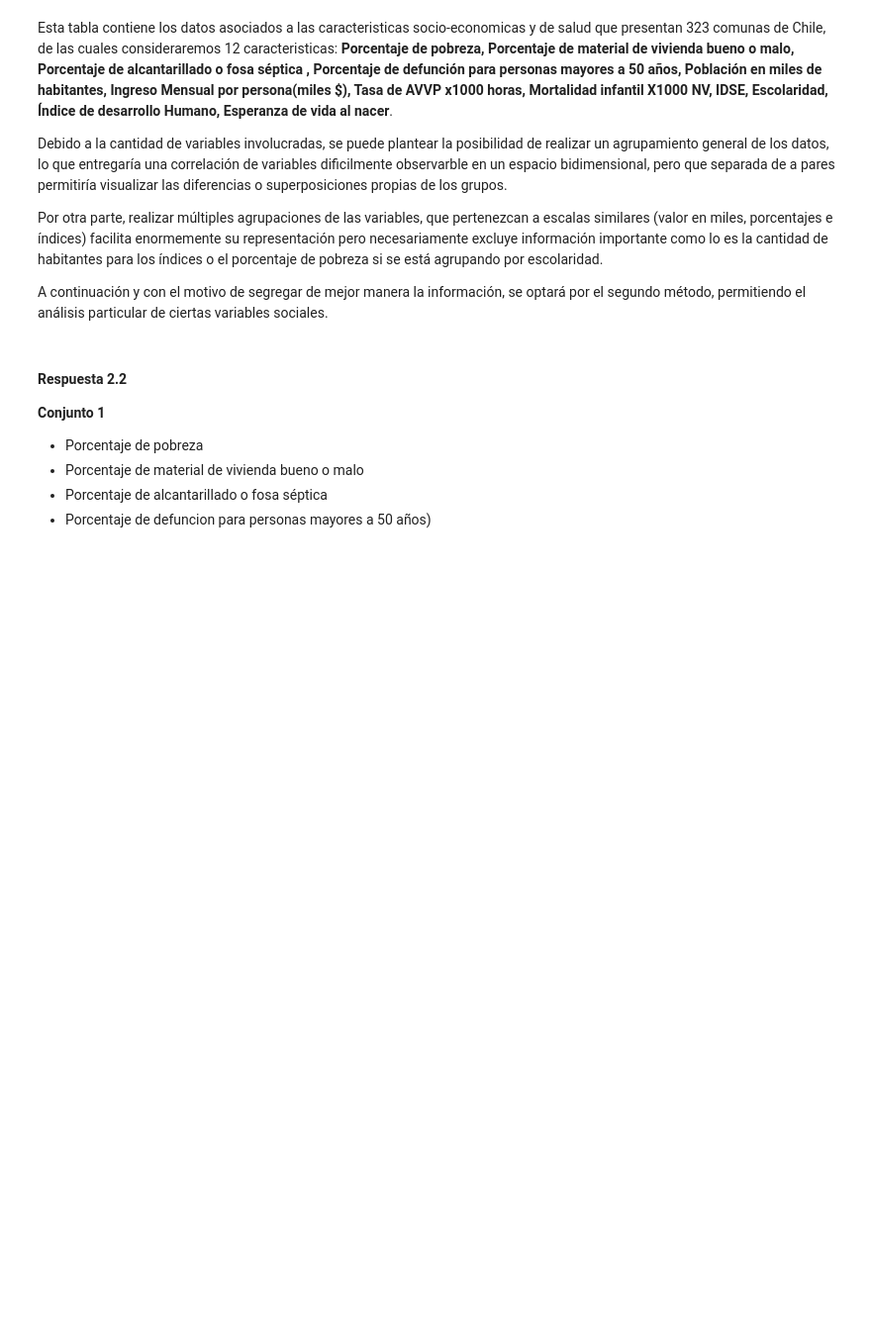
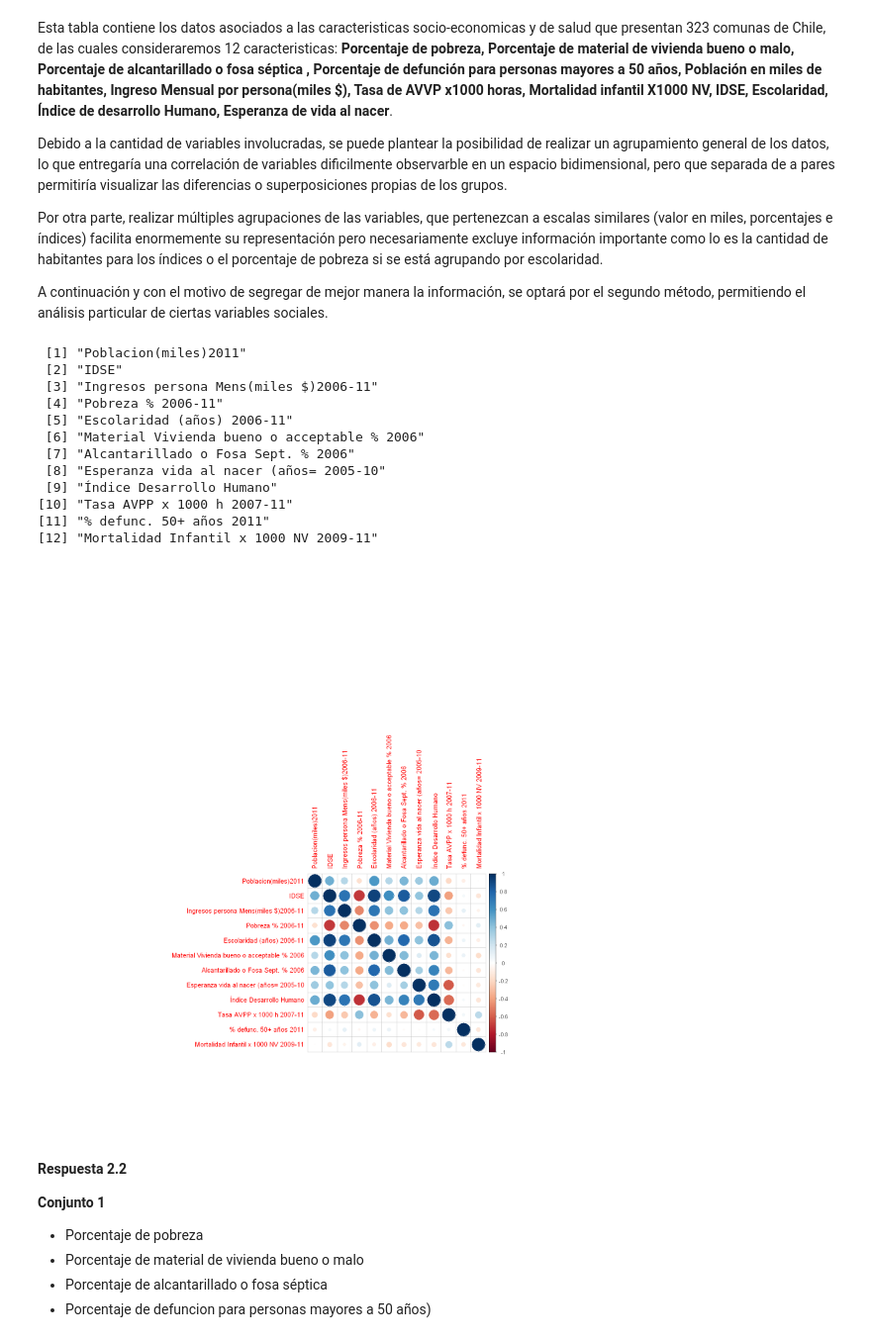
Before and after one commit to ReinaldoBustamante/Analisis-de-datos, a Jupyter notebook: K-means/Clustering_Notebook1.ipynb, the cells around one changed output. Shown at 99% size. Saved outputs shown, nothing was run; the diff lists cells and outputs as text; code cells hidden in the pictures; blank space fills up the shorter version.

```diff
--- a/K-means/Clustering_Notebook1.ipynb
+++ b/K-means/Clustering_Notebook1.ipynb
@@ -356,6 +358,26 @@ Debido a la cantidad de variables involucradas, se puede plantear la posibilidad
 Por otra parte, realizar múltiples agrupaciones de las variables, que pertenezcan a escalas similares (valor en miles, porcentajes e índices) facilita enormemente su representación pero necesariamente excluye información importante como lo es la cantidad de habitantes para los índices o el porcentaje de pobreza si se está agrupando por escolaridad.
 
 A continuación y con el motivo de segregar de mejor manera la información, se optará por el segundo método, permitiendo el análisis particular de ciertas variables sociales.
+# %%
+options(repr.plot.width = 12, repr.plot.height =14)
+data_matrix <- as.matrix(datos[1:323,3:14])
+cor_matrix <- cor(data_matrix)
+print(colnames(data_matrix))
+corrplot(cor_matrix, method = "circle")
+# %% [output]
+ [1] "Poblacion(miles)2011"
+ [2] "IDSE"
+ [3] "Ingresos persona Mens(miles $)2006-11"
+ [4] "Pobreza % 2006-11"
+ [5] "Escolaridad (años) 2006-11"
+ [6] "Material Vivienda bueno o acceptable % 2006"
+ [7] "Alcantarillado o Fosa Sept. % 2006"
+ [8] "Esperanza vida al nacer (años= 2005-10"
+ [9] "Índice Desarrollo Humano"
+[10] "Tasa AVPP x 1000 h 2007-11"
+[11] "% defunc. 50+ años 2011"
+[12] "Mortalidad Infantil x 1000 NV 2009-11"
+[figure, added]
 # %% [markdown]
 #### **Respuesta 2.2**
 
```
Also changed, not shown: parts of 21 cells of this notebook, 3 other files.
